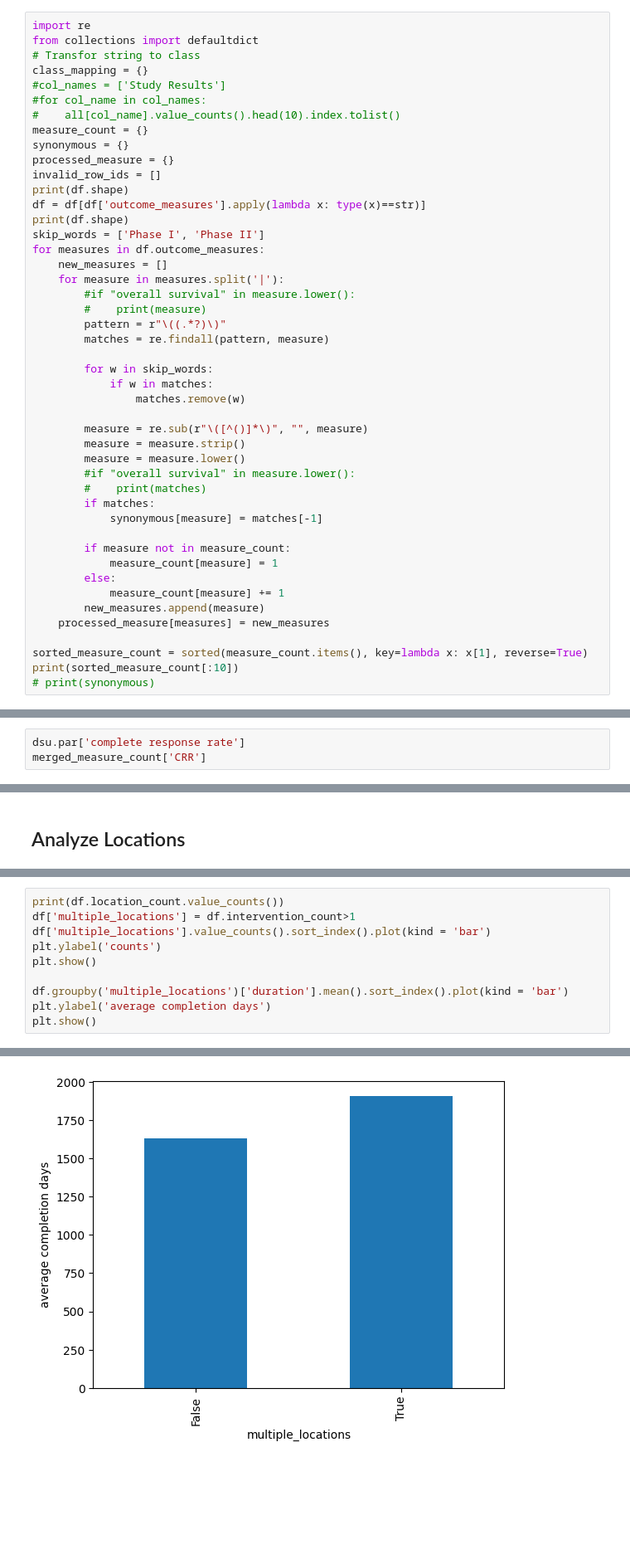
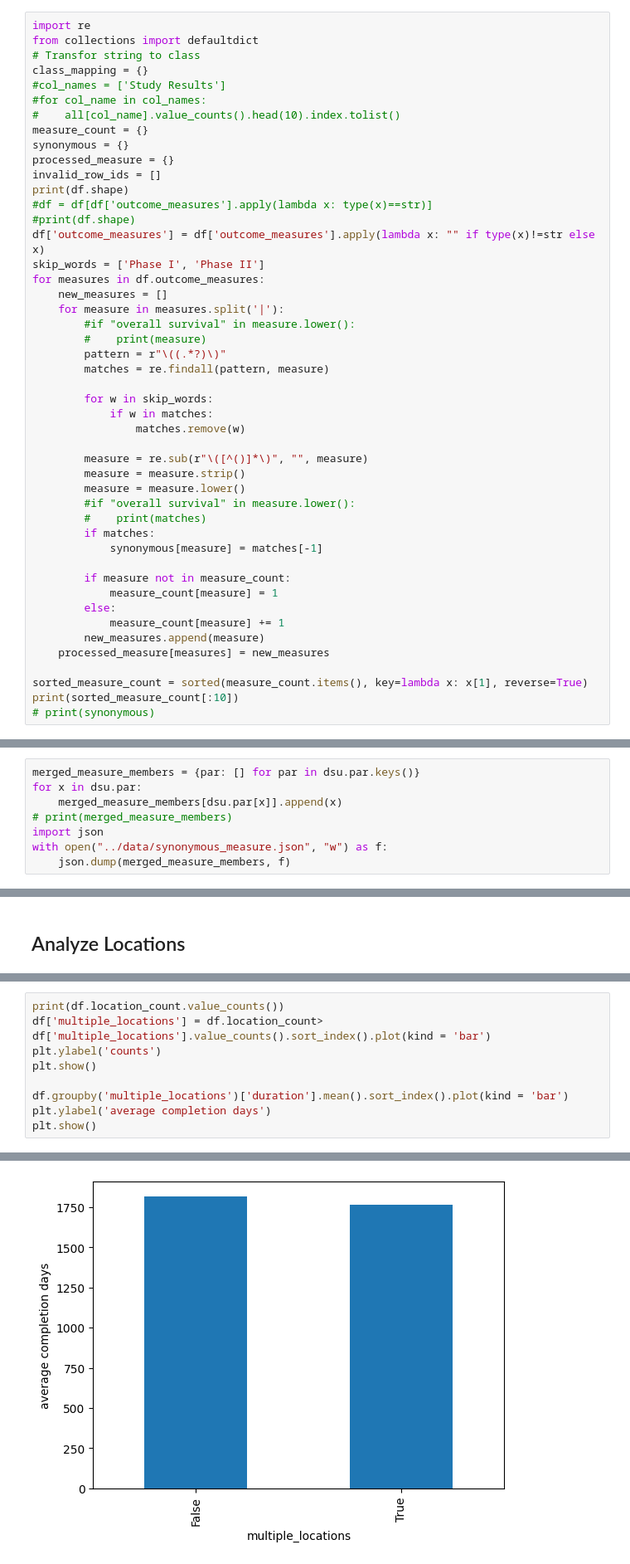
Before and after one commit to judichunt/clinical-studies-duration, a Jupyter notebook: src/duration_EDA.ipynb, the cells around one changed output, grey strips where cells are left out. Shown at 83% size. Saved outputs shown, nothing was run; the diff lists cells and outputs as text; blank space fills up the shorter version.

```diff
--- a/src/duration_EDA.ipynb
+++ b/src/duration_EDA.ipynb
@@ -89,8 +89,9 @@ synonymous = {}
 processed_measure = {}
 invalid_row_ids = []
 print(df.shape)
-df = df[df['outcome_measures'].apply(lambda x: type(x)==str)]
-print(df.shape)
+#df = df[df['outcome_measures'].apply(lambda x: type(x)==str)]
+#print(df.shape)
+df['outcome_measures'] = df['outcome_measures'].apply(lambda x: "" if type(x)!=str else x)
 skip_words = ['Phase I', 'Phase II']
 for measures in df.outcome_measures:
     new_measures = []
@@ -210,3 +210,8 @@ OS
 # %%
-dsu.par['complete response rate']
-merged_measure_count['CRR']
+merged_measure_members = {par: [] for par in dsu.par.keys()}
+for x in dsu.par:
+    merged_measure_members[dsu.par[x]].append(x)
+# print(merged_measure_members)
+import json
+with open("../data/synonymous_measure.json", "w") as f:
+    json.dump(merged_measure_members, f)
@@ -405,6 +406,6 @@ Name: lead_country, dtype: int64
 # %%
 print(df.location_count.value_counts())
-df['multiple_locations'] = df.intervention_count>1
+df['multiple_locations'] = df.location_count>
 df['multiple_locations'].value_counts().sort_index().plot(kind = 'bar')
 plt.ylabel('counts')
 plt.show()
@@ -434 +435 @@ Name: location_count, dtype: int64
-[figure, old version]
+[figure, new version]
```
Also changed, not shown: parts of 22 cells of this notebook, 1 other file.
